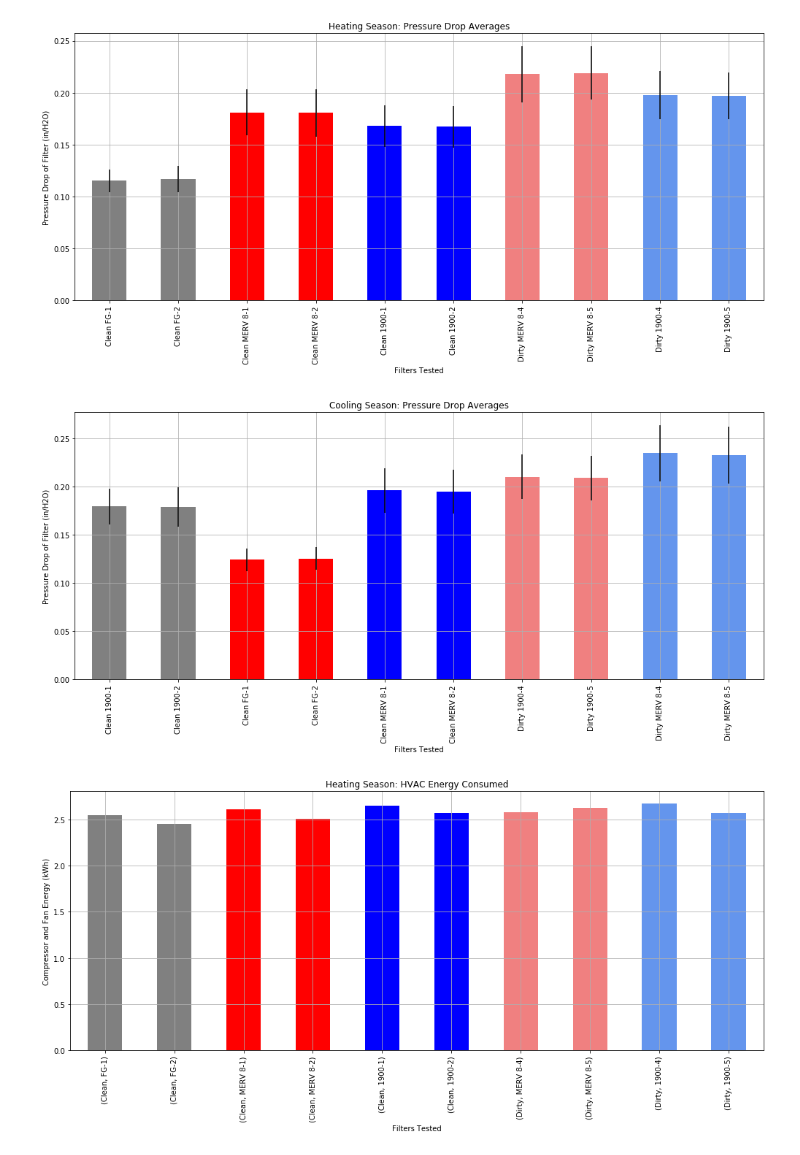
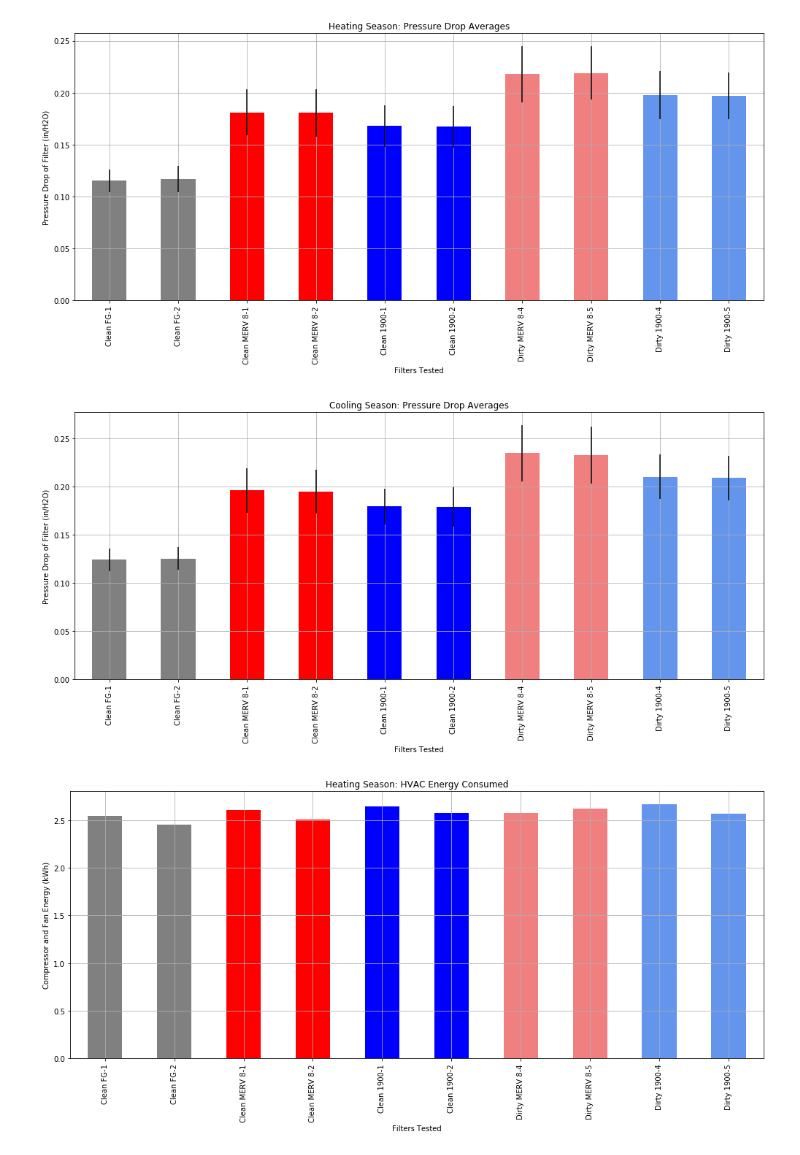
Before and after one commit to abbylemon/HighEfficientFilterEnergyTest, a Jupyter notebook: AnalyzeFilterData.ipynb, the cells around one changed output. Drawn from its saved outputs; the diff is of its cells as text; code cells hidden in the pictures.

```diff
--- a/AnalyzeFilterData.ipynb
+++ b/AnalyzeFilterData.ipynb
@@ -479,33 +479,33 @@ plt.savefig('Images/Pressure Drop Plots/HeatingSeason_Pressure_Drop.png')
 # %%
 #graph pressure drop across filter results from the cooling season
 pressuredrop_cooling_df
 
 pressuredrop_cooling_group = pressuredrop_cooling_df.groupby(['Clean/Dirty Filter ID'])
 
 pressuredrop_cooling_group_df = pressuredrop_cooling_group.mean()
-pressuredrop_cooling_group_df = pressuredrop_cooling_group_df.reindes(order)
+pressuredrop_cooling_group_df = pressuredrop_cooling_group_df.reindex(order)
 
 pd_cooling_group_err_df = pressuredrop_cooling_group['Filter Pressure Drop (in/H2O)'].std()
-pd_cooling_group_err_df = pd_cooling_group_err_df.reinde
+pd_cooling_group_err_df = pd_cooling_group_err_df.reindex(order)
 
 error = list(pd_cooling_group_err_df)
 
 pressuredrop_cooling_group_df
 
 cool_PD_plot = pressuredrop_cooling_group_df['Filter Pressure Drop (in/H2O)'].plot(kind='bar',
                                                                     color=['grey', 'grey', 'r', 'r', 'b', 'b', 'lightcoral', 'lightcoral', 'cornflowerblue', 'cornflowerblue'],
                                                                     yerr=error,
                                                                     figsize = (14,7)
                                                                    )
 
 plt.xlabel('Filters Tested')
 plt.title('Cooling Season: Pressure Drop Averages')
 cool_PD_plot.set_ylabel('Pressure Drop of Filter (in/H2O)')
 plt.grid(True)
 plt.tight_layout()
 plt.savefig('Images/Pressure Drop Plots/CoolingSeason_Pressure_Drop.png')
 # %% [output]
-[figure, old version]
+[figure, new version]
 # %%
 #graph Energy_Consumped_Heating_df results
 
@@ -514,13 +514,14 @@ heat_HVACenergy_plot = Energy_Consumped_Heating_df['Compressor and Fan Energy (k
                                                                     figsize = (14,7)
                                                                    )
 plt.xlabel('Filters Tested')
+plt.xticks(range(len(order)), order)
 plt.title('Heating Season: HVAC Energy Consumed')
 heat_HVACenergy_plot.set_ylabel('Compressor and Fan Energy (kWh)')
 plt.grid(True)
 plt.tight_layout()
 plt.savefig('Images/Energy Plots/Heating_Season_HVAC_Energy')
 # %% [output]
-[figure, old version]
+[figure, new version]
 # %%
 #graph Energy_Consumped_Cooling_df results for HVAC unit
 
```
Also changed, not shown: parts of 3 cells of this notebook, 7 other files.
